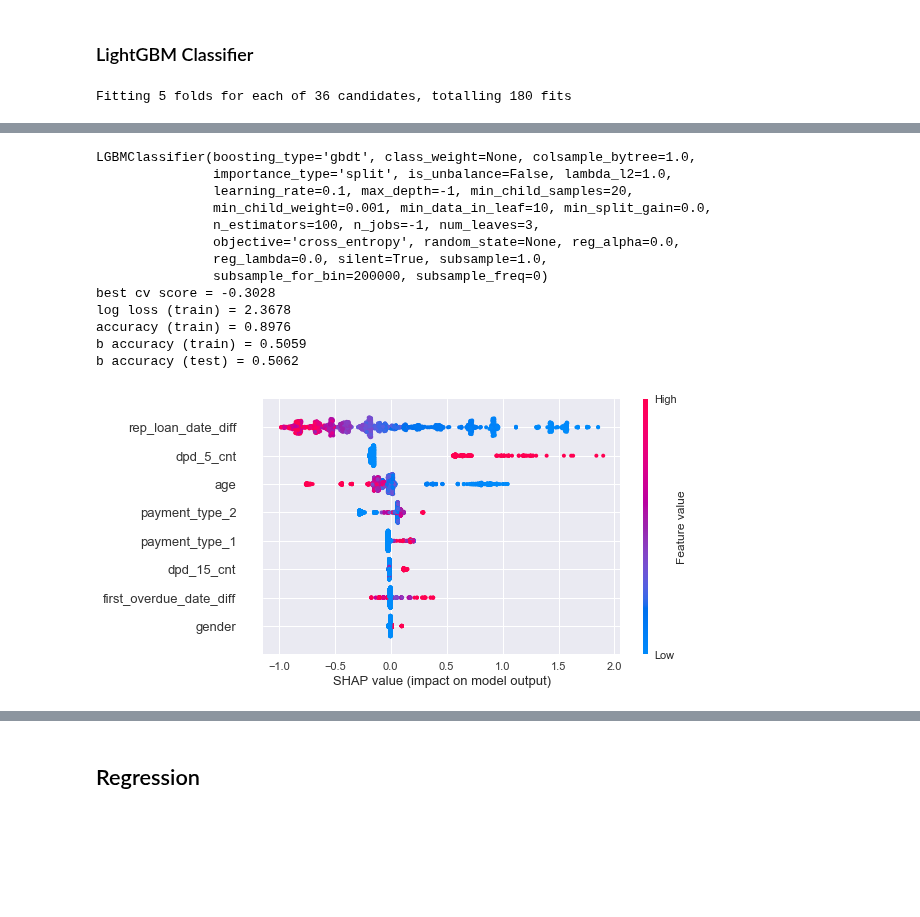
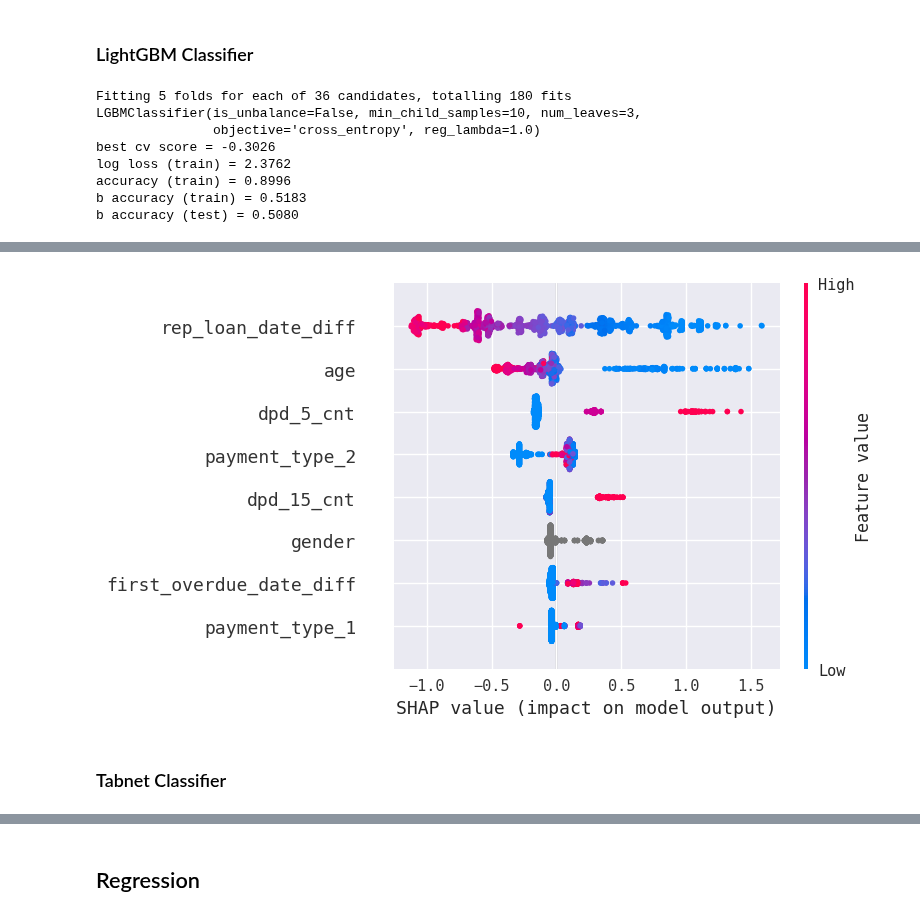
Before and after one commit to mysterious-ben/ds-examples, a Jupyter notebook: interviewkit/ds_setup.ipynb, the cells around one changed output, grey strips where cells are left out. Saved outputs shown, nothing was run; the diff lists cells and outputs as text; code cells hidden in the pictures; blank space fills up the shorter version.

```diff
--- a/interviewkit/ds_setup.ipynb
+++ b/interviewkit/ds_setup.ipynb
@@ -232,7 +241,7 @@ dft.abs().round(2).style.background_gradient(cmap='Blues')
 ## Classification
 # %%
 df = pd.read_csv(
-    os.path.join('data', 'dummy_loans.csv'),
+    Path('data', 'dummy_loans.csv'),
     parse_dates=['rep_loan_date', 'first_loan', 'first_overdue_date'],
 )
 df_train, df_test = train_test_split(df, test_size=0.3)
@@ -406,7 +399,7 @@ X_test_['gender'] = X_test_['gender'].astype('category')
 
 estimator = lgb.LGBMClassifier(
     n_estimators=100,
-    min_data_in_leaf=10,
+    min_child_samples=10,
     objective='cross_entropy',
     is_unbalance=False,
 #     bagging_freq=1,
@@ -420,7 +413,7 @@ m = GridSearchCV(
 #         'is_unbalance': [True, False],
         'num_leaves': [15, 7, 3],
         'learning_rate': [0.001, 0.01, 0.1],
-        'lambda_l2': [0, 0.01, 0.1, 1.],
+        'reg_lambda': [0, 0.01, 0.1, 1.],
 #         'bagging_freq': [0, 1],
 #         'bagging_fraction': [0.3],
     },
@@ -449,3 +442,10 @@ shap_values = explainer.shap_values(X_test_, y_test)
 shap.summary_plot(shap_values, X_test_)
 # %% [output]
 Fitting 5 folds for each of 36 candidates, totalling 180 fits
+LGBMClassifier(is_unbalance=False, min_child_samples=10, num_leaves=3,
+               objective='cross_entropy', reg_lambda=1.0)
+best cv score = -0.3026
+log loss (train) = 2.3762
+accuracy (train) = 0.8996
+b accuracy (train) = 0.5183
+b accuracy (test) = 0.5080
@@ -454,14 +453,3 @@ Fitting 5 folds for each of 36 candidates, totalling 180 fits
-LGBMClassifier(boosting_type='gbdt', class_weight=None, colsample_bytree=1.0,
-               importance_type='split', is_unbalance=False, lambda_l2=1.0,
-               learning_rate=0.1, max_depth=-1, min_child_samples=20,
-               min_child_weight=0.001, min_data_in_leaf=10, min_split_gain=0.0,
-               n_estimators=100, n_jobs=-1, num_leaves=3,
-               objective='cross_entropy', random_state=None, reg_alpha=0.0,
-               reg_lambda=0.0, silent=True, subsample=1.0,
-               subsample_for_bin=200000, subsample_freq=0)
-best cv score = -0.3028
-log loss (train) = 2.3678
-accuracy (train) = 0.8976
-b accuracy (train) = 0.5059
-b accuracy (test) = 0.5062
-[figure, old version]
+[figure, new version]
+# %% [markdown]
+### Tabnet Classifier
```
Also changed, not shown: parts of 32 cells of this notebook, 4 other files.
